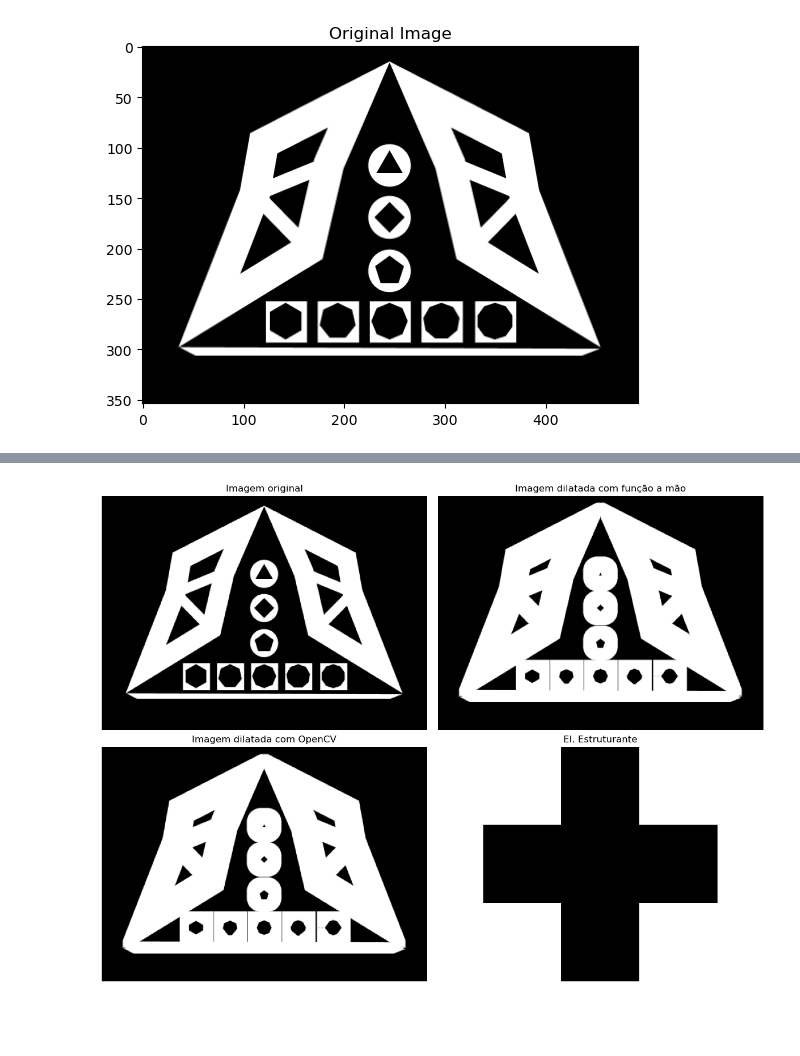
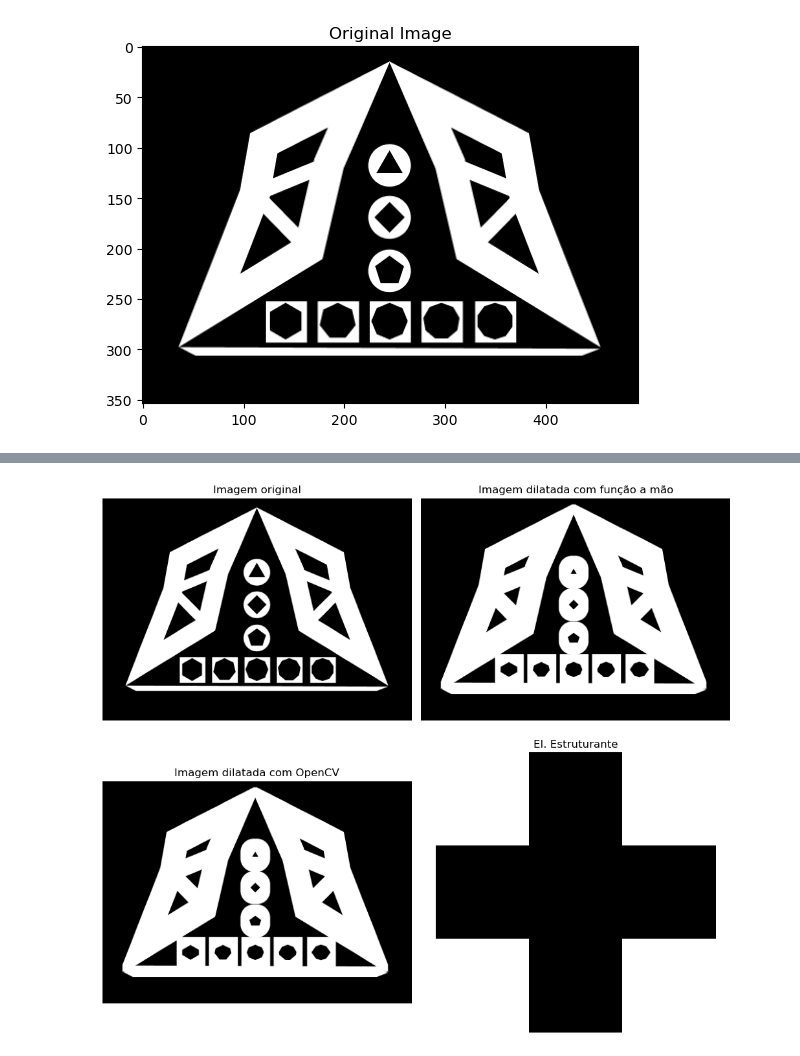
Before and after one commit to Nicolas2Primo/Processamento-Digital-de-Imagem, a Jupyter notebook: Work-2/MathMorphology/Dilation/dilation_test.ipynb, the cells around one changed output, grey strips where cells are left out. Drawn from its saved outputs; the diff is of its cells as text; code cells hidden in the pictures; blank space fills up the shorter version.

```diff
--- a/Work-2/MathMorphology/Dilation/dilation_test.ipynb
+++ b/Work-2/MathMorphology/Dilation/dilation_test.ipynb
@@ -78,33 +78,33 @@ img_dilation = dilation(img_gray, star, iterations=5)
 
 img_dilation_cv = cv2.dilate(img_gray, star, iterations=5)
 # %%
-plt.figure(figsize=(12, 9))
+plt.figure(figsize=(10, 9))
 
 plt.subplot(221)
 plt.imshow(img_gray, 'gray')
 plt.axis("off")
 plt.title("Imagem original")
 
 plt.subplot(222)
 plt.imshow(img_dilation, 'gray')
 plt.axis("off")
 plt.title("Imagem dilatada com função a mão")
 
 plt.subplot(223)
 plt.imshow(img_dilation_cv, 'gray')
 plt.axis("off")
 plt.title("Imagem dilatada com OpenCV")
 
 plt.subplot(224)
-plt.imshow(square, 'gray', interpolation='nearest')
+plt.imshow(star, 'gray', interpolation='nearest')
 plt.axis("off")
 plt.grid()
 plt.title("El. Estruturante")
 
 plt.tight_layout()
 plt.show()
 # %% [output]
-[figure, old version]
+[figure, new version]
 # %%
 size = np.array([3, 3])
 EE = structure_element(size, 3)
```
Also changed, not shown: parts of 2 cells of this notebook, 5 other files.
